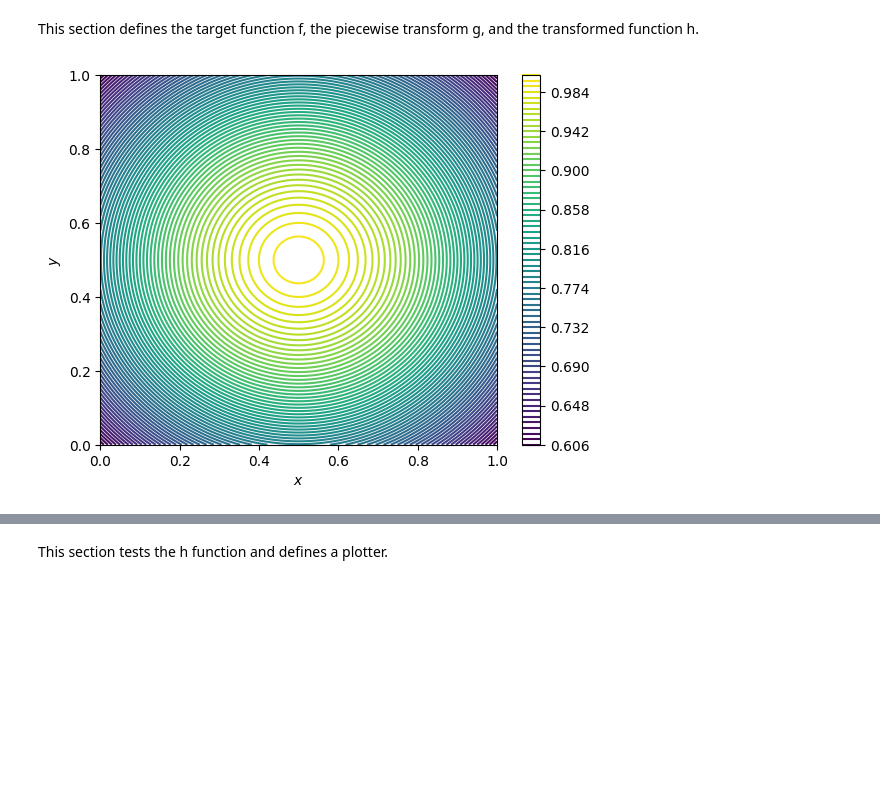
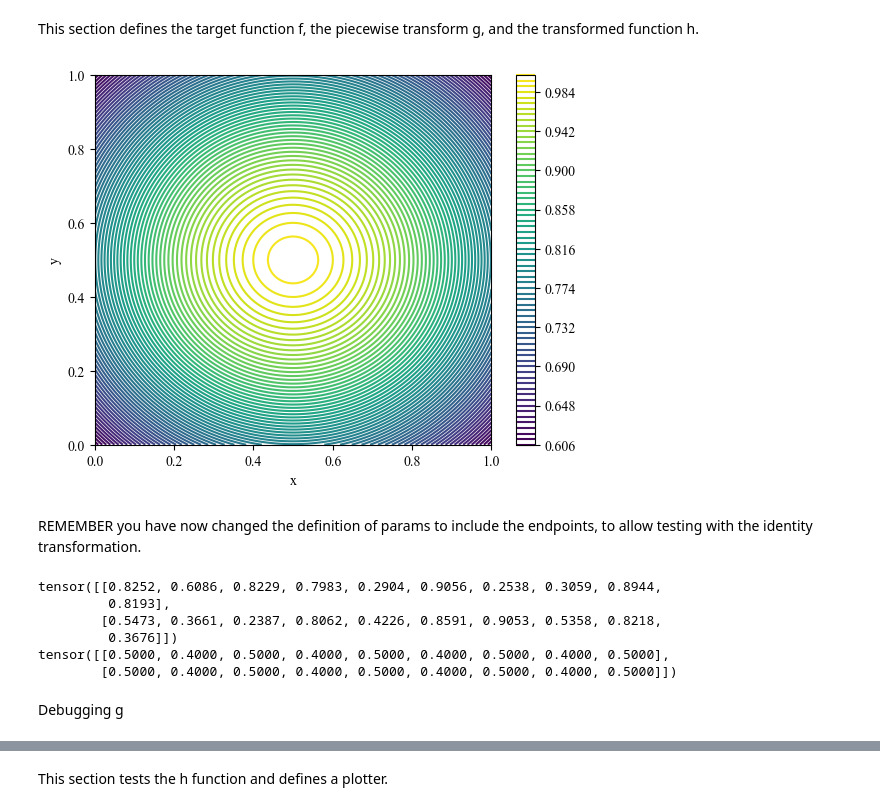
Before and after one commit to alracey/level4-project, a Jupyter notebook: piecewise_quadratic_2d_pytorch.ipynb, the cells around one changed output, grey strips where cells are left out. Saved outputs shown, nothing was run; the diff lists cells and outputs as text; code cells hidden in the pictures; blank space fills up the shorter version.

```diff
--- a/piecewise_quadratic_2d_pytorch.ipynb
+++ b/piecewise_quadratic_2d_pytorch.ipynb
@@ -10,0 +3,25 @@ torch.__version__
+# %%
+import torch
+from torch import nn
+import matplotlib.pyplot as plt
+import matplotlib.ticker as ticker
+
+#get Times New Roman
+import matplotlib.font_manager as fm
+
+!wget -O TimesNewRoman.ttf https://github.com/justrajdeep/fonts/raw/master/Times%20New%20Roman.ttf
+font_dirs = ["/content/"]
+font_files = fm.findSystemFonts(fontpaths=font_dirs, fontext='ttf')
+for font_file in font_files:
+    print(font_file) if 'TimesNewRoman' in font_file else None
+    fm.fontManager.addfont(font_file)
+
+plt.rcParams['font.serif'] = "Times New Roman"
+plt.rcParams['font.family'] = "serif"
+
+plt.rcParams['mathtext.fontset'] = 'custom'
+plt.rcParams['mathtext.rm'] = 'Times New Roman'
+plt.rcParams['mathtext.it'] = 'Times New Roman:italic'
+plt.rcParams['mathtext.bf'] = 'Times New Roman:bold'
+
+torch.__version__
@@ -13,20 +49,20 @@ This section defines the target function f, the piecewise transform g, and the t
 # %%
 def f(x, y):
   return torch.exp(-((x-0.5)**2 + (y-0.5)**2))
 
 def plot_f(N):
   xs, ys = torch.linspace(0, 1, N), torch.linspace(0, 1, N)
-  X, Y = torch.meshgrid(xs, ys, indexing='ij')
+  X, Y = torch.meshgrid(xs, ys, indexing='xy')
   Z = f(X, Y)
 
   fig = plt.figure()
   plt.contour(X, Y, Z, levels=75, cmap='viridis')
   plt.colorbar()
-  plt.xlabel('$x$')
-  plt.ylabel('$y$')
+  plt.xlabel('x')
+  plt.ylabel('y')
   plt.show()
   return fig
 
 test = plot_f(1000)
 # %% [output]
-[figure, old version]
+[figure, new version]
@@ -35,3 +69,23 @@ test = plot_f(1000)
+# %% [markdown]
+REMEMBER you have now changed the definition of params to include the endpoints, to allow testing with the identity transformation.
+# %%
+### Example parameters for testing ###
+
+D, n, K = 2, 10, 8
+
+x = torch.rand(D, n)
+params = torch.tensor([0.5, 0.4, 0.5, 0.4, 0.5, 0.4, 0.5, 0.4, 0.5]).repeat(D, 1)
+print(x)
+print(params)
+# %% [output]
+tensor([[0.8252, 0.6086, 0.8229, 0.7983, 0.2904, 0.9056, 0.2538, 0.3059, 0.8944,
+         0.8193],
+        [0.5473, 0.3661, 0.2387, 0.8062, 0.4226, 0.8591, 0.9053, 0.5358, 0.8218,
+         0.3676]])
+tensor([[0.5000, 0.4000, 0.5000, 0.4000, 0.5000, 0.4000, 0.5000, 0.4000, 0.5000],
+        [0.5000, 0.4000, 0.5000, 0.4000, 0.5000, 0.4000, 0.5000, 0.4000, 0.5000]])
+# %% [markdown]
+Debugging g
 # %%
 ### experimenting ###
 
```
Also changed, not shown: parts of 27 cells of this notebook.
